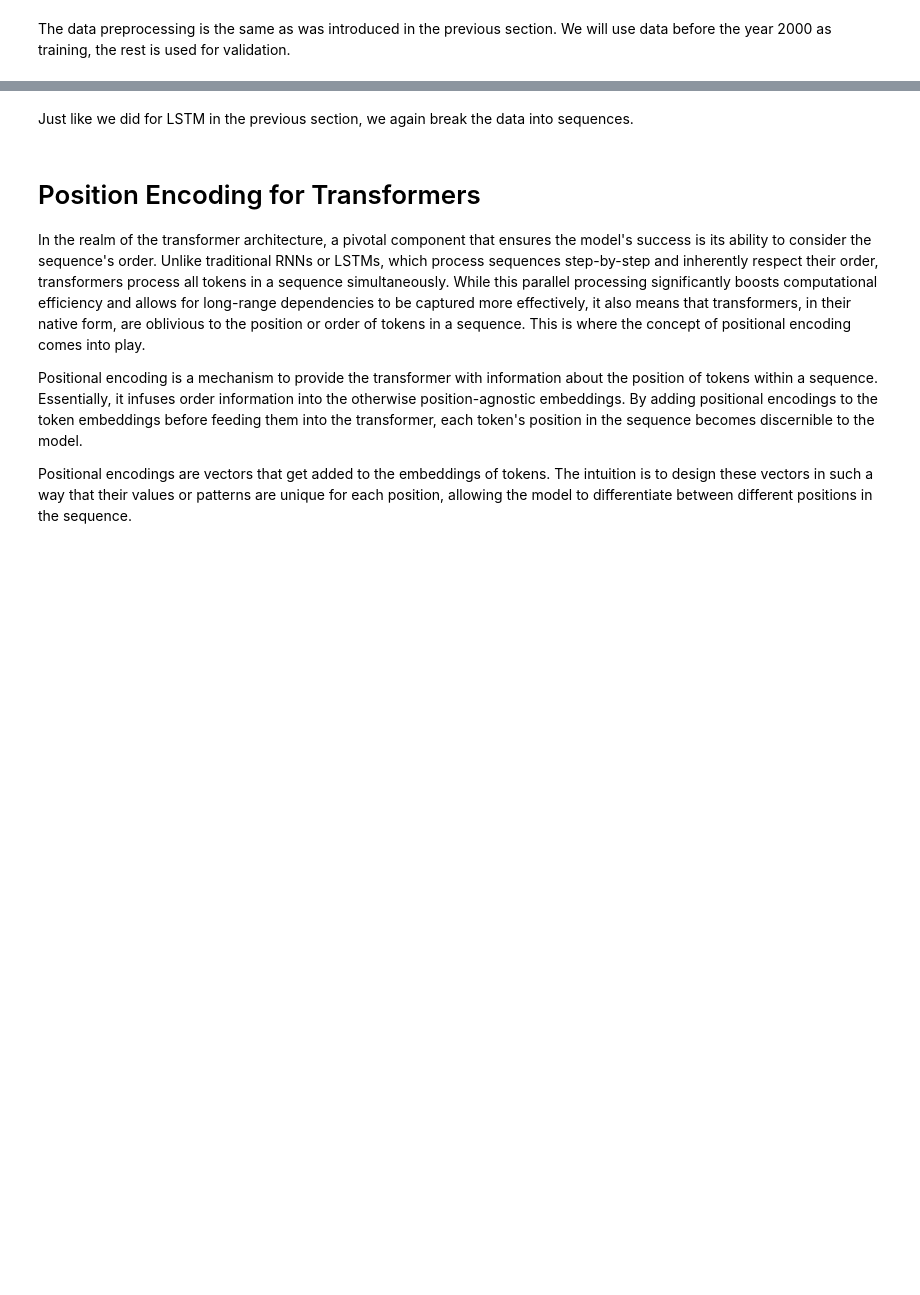
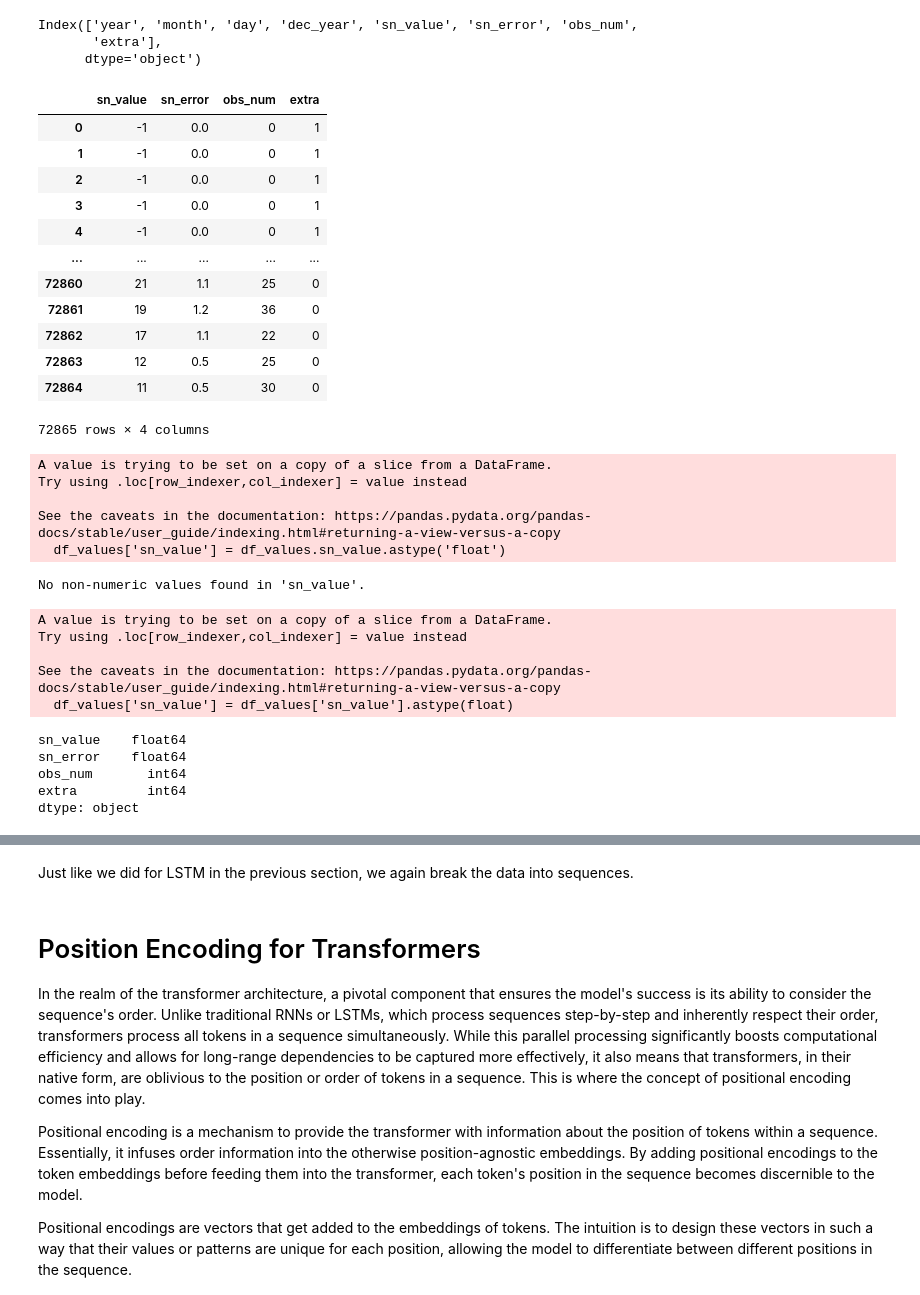
Before and after one commit to Shangodbole/Co-lab, a Jupyter notebook: t81_558_class_10_3_transformer_timeseries.ipynb, the cells around one changed output, grey strips where cells are left out. Saved outputs shown, nothing was run; the diff lists cells and outputs as text; code cells hidden in the pictures; blank space fills up the shorter version.

```diff
--- a/t81_558_class_10_3_transformer_timeseries.ipynb
+++ b/t81_558_class_10_3_transformer_timeseries.ipynb
@@ -62,10 +25,72 @@ from sklearn.preprocessing import StandardScaler
 from torch.optim.lr_scheduler import ReduceLROnPlateau
 
 names = ['year', 'month', 'day', 'dec_year', 'sn_value',
-         'sn_error', 'obs_num', 'unused1']
+         'sn_error', 'obs_num', 'extra']
 df = pd.read_csv(
     "https://data.heatonresearch.com/data/t81-558/SN_d_tot_V2.0.csv",
     sep=';', header=None, names=names,
     na_values=['-1'], index_col=False)
-# %% [markdown]
-The data preprocessing is the same as was introduced in the previous section. We will use data before the year 2000 as training, the rest is used for validation.
+# %%
+df.fillna(0, inplace=True)
+# %%
+df.columns
+# %% [output]
+Index(['year', 'month', 'day', 'dec_year', 'sn_value', 'sn_error', 'obs_num',
+       'extra'],
+      dtype='object')
+# %%
+df_values = df[['sn_value', 'sn_error', 'obs_num','extra']]
+# %%
+df_values
+# %% [output]
+|  | sn_value | sn_error | obs_num | extra |
+| 0 | -1 | 0.0 | 0 | 1 |
+| 1 | -1 | 0.0 | 0 | 1 |
+| 2 | -1 | 0.0 | 0 | 1 |
+| 3 | -1 | 0.0 | 0 | 1 |
+| 4 | -1 | 0.0 | 0 | 1 |
+| ... | ... | ... | ... | ... |
+| 72860 | 21 | 1.1 | 25 | 0 |
+| 72861 | 19 | 1.2 | 36 | 0 |
+| 72862 | 17 | 1.1 | 22 | 0 |
+| 72863 | 12 | 0.5 | 25 | 0 |
+| 72864 | 11 | 0.5 | 30 | 0 |
+72865 rows × 4 columns
+# %%
+df_values['sn_value'] = df_values.sn_value.astype('float')
+# %% [output]
+A value is trying to be set on a copy of a slice from a DataFrame.
+Try using .loc[row_indexer,col_indexer] = value instead
+
+See the caveats in the documentation: https://pandas.pydata.org/pandas-docs/stable/user_guide/indexing.html#returning-a-view-versus-a-copy
+  df_values['sn_value'] = df_values.sn_value.astype('float')
+# %%
+# Check if the column contains any strings and print them
+
+column_name = 'sn_value'
+
+non_numeric_values = df_values[df_values[column_name].apply(lambda x: isinstance(x, str))][column_name]
+
+if not non_numeric_values.empty:
+    print(f"Non-numeric values in '{column_name}':")
+    print(non_numeric_values)
+else:
+    print(f"No non-numeric values found in '{column_name}'.")
+# %% [output]
+No non-numeric values found in 'sn_value'.
+# %%
+df_values['sn_value'] = df_values['sn_value'].astype(float)
+# %% [output]
+A value is trying to be set on a copy of a slice from a DataFrame.
+Try using .loc[row_indexer,col_indexer] = value instead
+
+See the caveats in the documentation: https://pandas.pydata.org/pandas-docs/stable/user_guide/indexing.html#returning-a-view-versus-a-copy
+  df_values['sn_value'] = df_values['sn_value'].astype(float)
+# %%
+df_values.dtypes
+# %% [output]
+sn_value    float64
+sn_error    float64
+obs_num       int64
+extra         int64
+dtype: object
```
Also changed, not shown: parts of 24 cells of this notebook.
